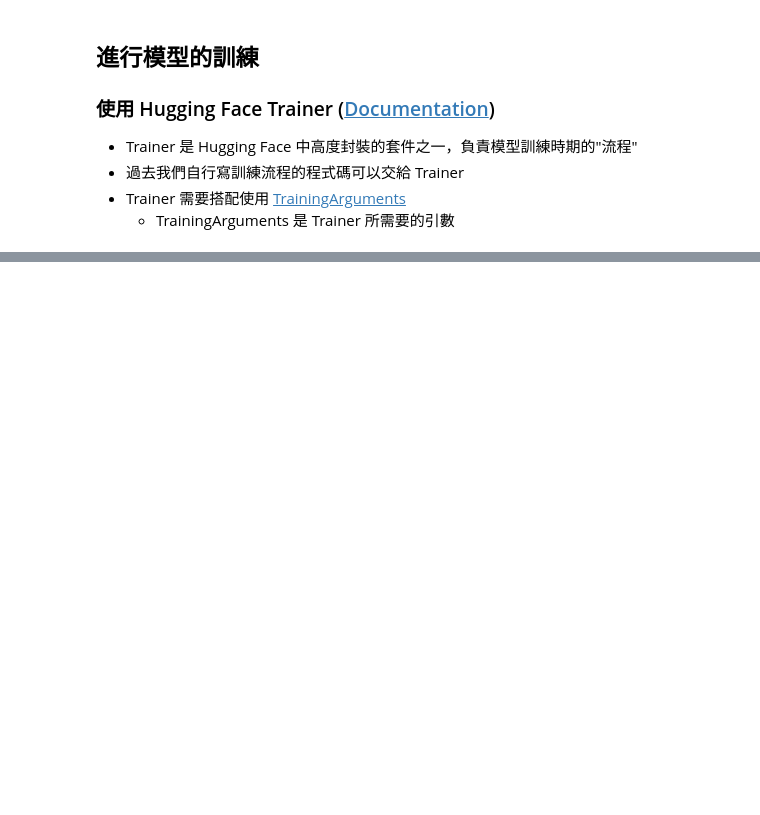
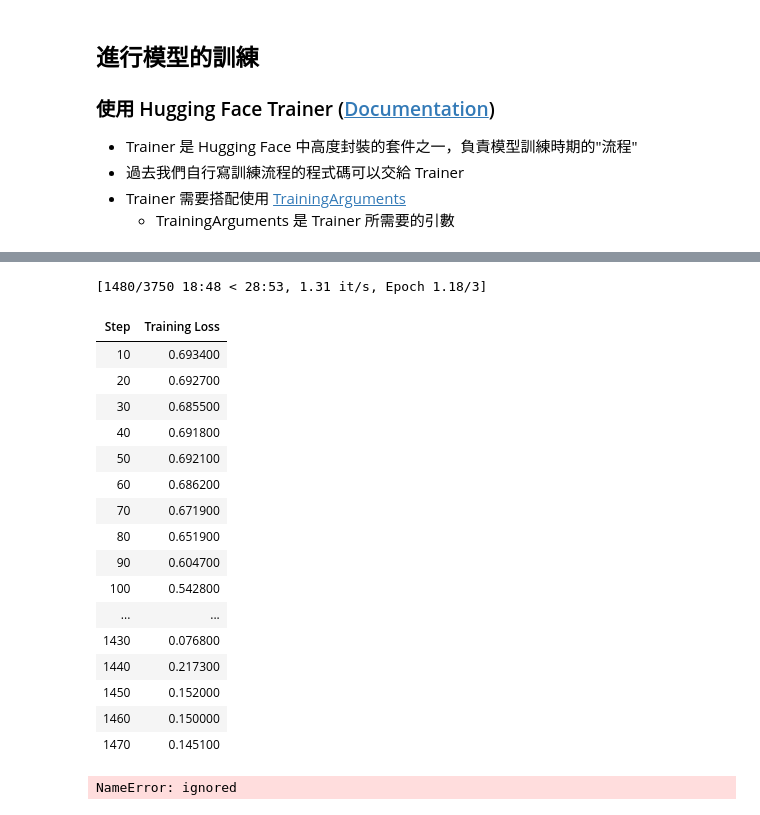
Before and after one commit to IKMLab/course_material, a Jupyter notebook: bert-huggingface.ipynb, the cells around one changed output, grey strips where cells are left out. Cells and saved outputs as stored; diff of their text form; code cells hidden in the pictures; blank space fills up the shorter version.

```diff
--- a/bert-huggingface.ipynb
+++ b/bert-huggingface.ipynb
@@ -372,33 +451,64 @@ def compute_metrics(pred):
 # %%
 # 19. 訓練模型
 
 # 設定 TrainingArguments
 training_args = transformers.TrainingArguments(
     output_dir='./results',          # 輸出的資料夾
     num_train_epochs=3,              # 總共訓練的 epoch 數目
+    learning_rate=2e-5,              # 學習率
     per_device_train_batch_size=16,  # 訓練模型時每個裝置的 batch size
     per_device_eval_batch_size=64,   # 驗證模型時每個裝置的 batch size
+    gradient_accumulation_steps=2,   # 梯度累積的步數
     warmup_steps=500,                # learning rate scheduler 的參數
     weight_decay=0.01,               # 最佳化演算法 (optimizer) 中的權重衰退率
+    evaluation_strategy='steps',     # 設定驗證的時機
+    save_strategy='steps',           # 設定儲存的時機
+    save_steps=500,                  # 設定多少步驟儲存一次模型
+    eval_steps=500,                  # 設定多少步驟驗證一次模型
+    load_best_model_at_end=True,     # 是否在訓練結束後載入最好的模型
+    metric_for_best_model='eval_loss',      # 設定最好的模型的指標
+    report_to='tensorboard',         # 是否將訓練結果儲存到 TensorBoard
+    save_total_limit=10,              # 最多儲存幾個模型
     logging_dir='./logs',            # 存放 log 的資料夾
     logging_steps=10,
     seed=random_seed
 )
 
 trainer = transformers.Trainer(
     model=model,                         # 🤗 的模型
     args=training_args,                  # Trainer 所需要的引數
     train_dataset=train_dataset,         # 訓練集 (注意是 PyTorch Dataset)
     eval_dataset=val_dataset,            # 驗證集 (注意是 PyTorch Dataset)，可使 Trainer 在進行訓練時也進行驗證
     compute_metrics=compute_metrics      # 自定的評估的指標
 )
 
 # 指定使用 1 個 GPU 進行訓練
 trainer.args._n_gpu=1
 
 # 開始進行模型訓練
 trainer.train()
+# %% [output]
+[1480/3750 18:48 < 28:53, 1.31 it/s, Epoch 1.18/3]
+| Step | Training Loss |
+| 10 | 0.693400 |
+| 20 | 0.692700 |
+| 30 | 0.685500 |
+| 40 | 0.691800 |
+| 50 | 0.692100 |
+| 60 | 0.686200 |
+| 70 | 0.671900 |
+| 80 | 0.651900 |
+| 90 | 0.604700 |
+| 100 | 0.542800 |
+| ... | ... |
+| 1430 | 0.076800 |
+| 1440 | 0.217300 |
+| 1450 | 0.152000 |
+| 1460 | 0.150000 |
+| 1470 | 0.145100 |
 # %%
-# 20. 測試模型
+# 21. 測試模型
 
 trainer.predict(test_dataset)
+# %% [output]
+NameError: ignored
```
Also changed, not shown: parts of 11 cells of this notebook.
